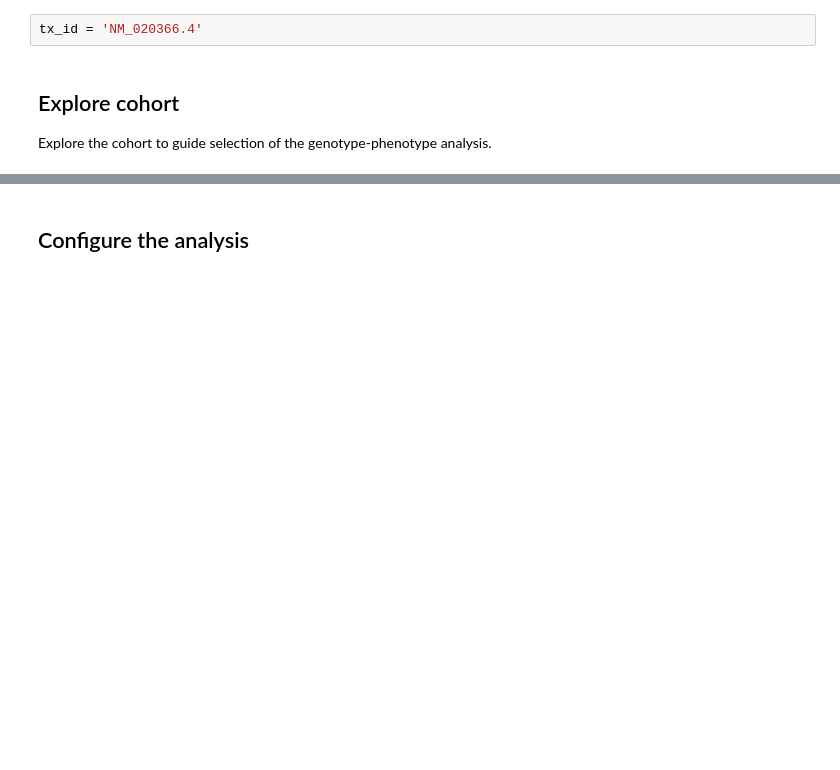
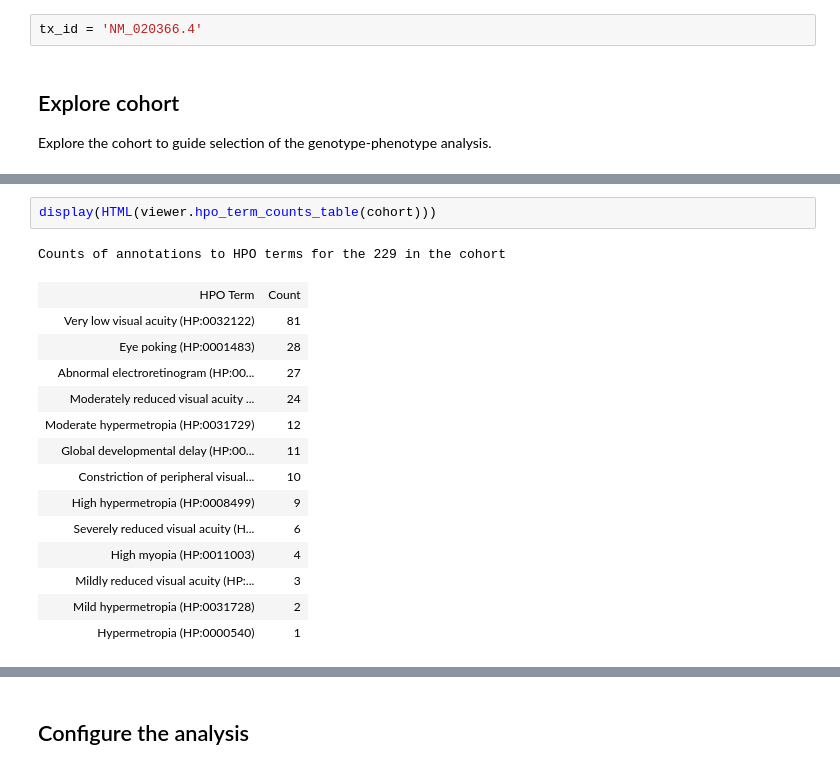
Before and after one commit to monarch-initiative/gpsea, a Jupyter notebook: notebooks/RPGRIP1/RPGRIP1.ipynb, the cells around one changed output, grey strips where cells are left out. Drawn from its saved outputs; the diff is of its cells as text; blank space fills up the shorter version.

```diff
--- a/notebooks/RPGRIP1/RPGRIP1.ipynb
+++ b/notebooks/RPGRIP1/RPGRIP1.ipynb
@@ -103,0 +88,18 @@ cohort.list_data_by_tx()
+# %%
+display(HTML(viewer.hpo_term_counts_table(cohort)))
+# %% [output]
+Counts of annotations to HPO terms for the 229 in the cohort
+| HPO Term | Count |
+| Very low visual acuity (HP:0032122) | 81 |
+| Eye poking (HP:0001483) | 28 |
+| Abnormal electroretinogram (HP:00... | 27 |
+| Moderately reduced visual acuity ... | 24 |
+| Moderate hypermetropia (HP:0031729) | 12 |
+| Global developmental delay (HP:00... | 11 |
+| Constriction of peripheral visual... | 10 |
+| High hypermetropia (HP:0008499) | 9 |
+| Severely reduced visual acuity (H... | 6 |
+| High myopia (HP:0011003) | 4 |
+| Mildly reduced visual acuity (HP:... | 3 |
+| Mild hypermetropia (HP:0031728) | 2 |
+| Hypermetropia (HP:0000540) | 1 |
```
Also changed, not shown: parts of 10 cells of this notebook, 2 other files.
